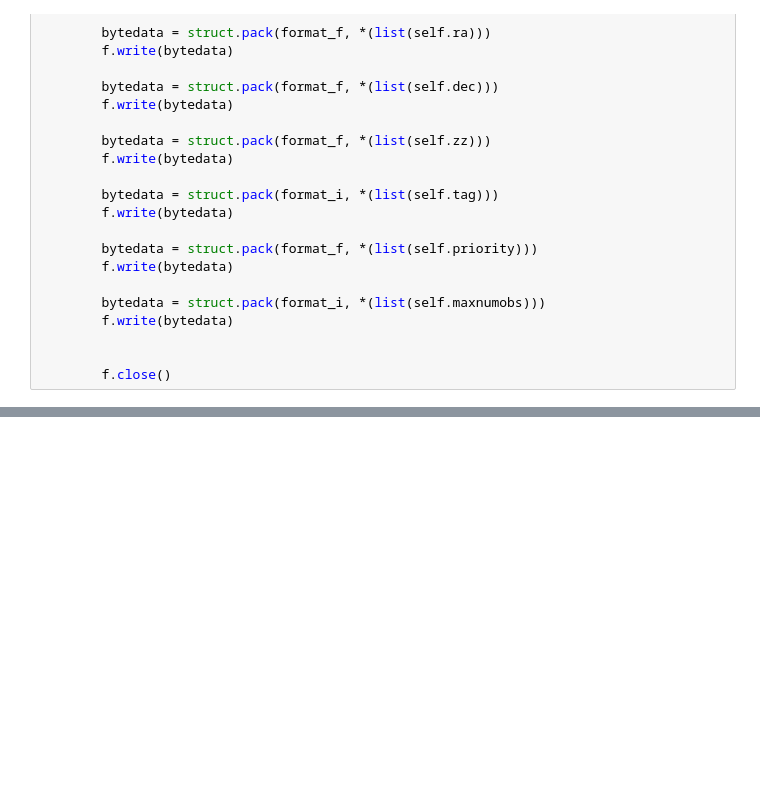
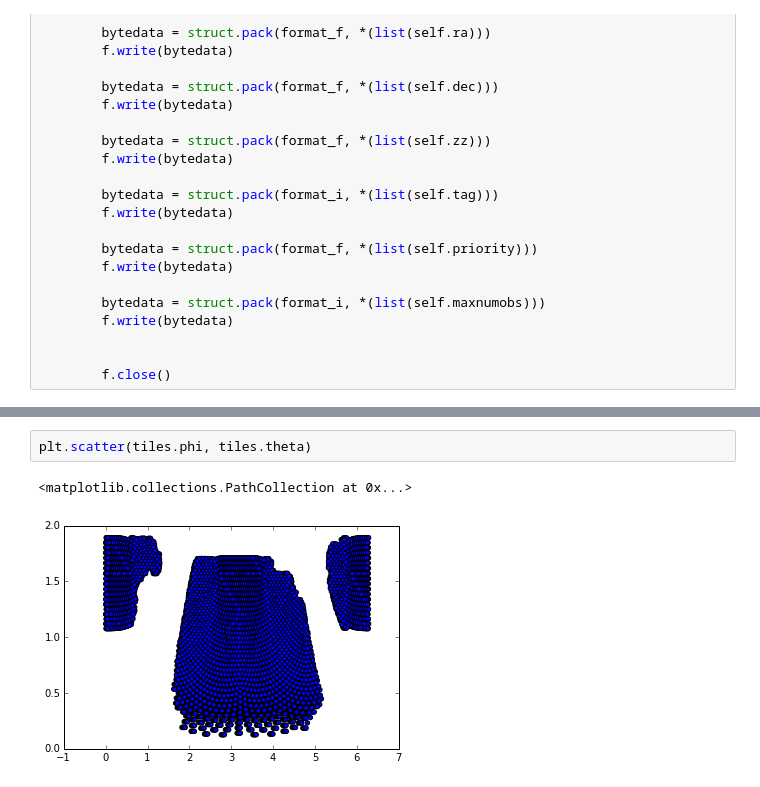
Before and after one commit to forero/QuickFiber, a Jupyter notebook: python/SandBox.ipynb, the cells around one changed output, grey strips where cells are left out. Saved outputs shown, nothing was run; the diff lists cells and outputs as text; blank space fills up the shorter version.

```diff
--- a/python/SandBox.ipynb
+++ b/python/SandBox.ipynb
@@ -176,0 +249,5 @@ struct.calcsize("i")
+# %%
+plt.scatter(tiles.phi, tiles.theta)
+# %% [output]
+<matplotlib.collections.PathCollection at 0x...>
+[figure, added]
```
Also changed, not shown: parts of 13 cells of this notebook.
